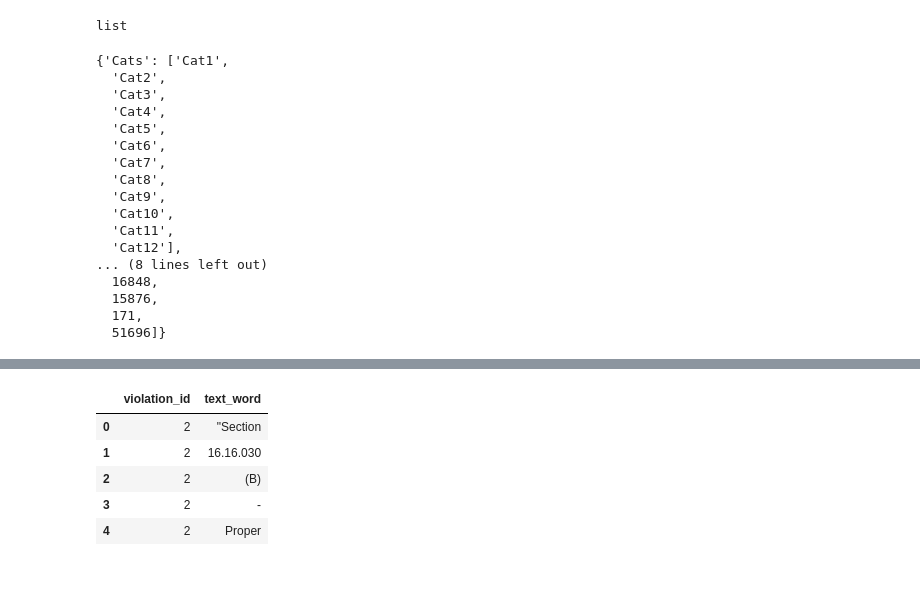
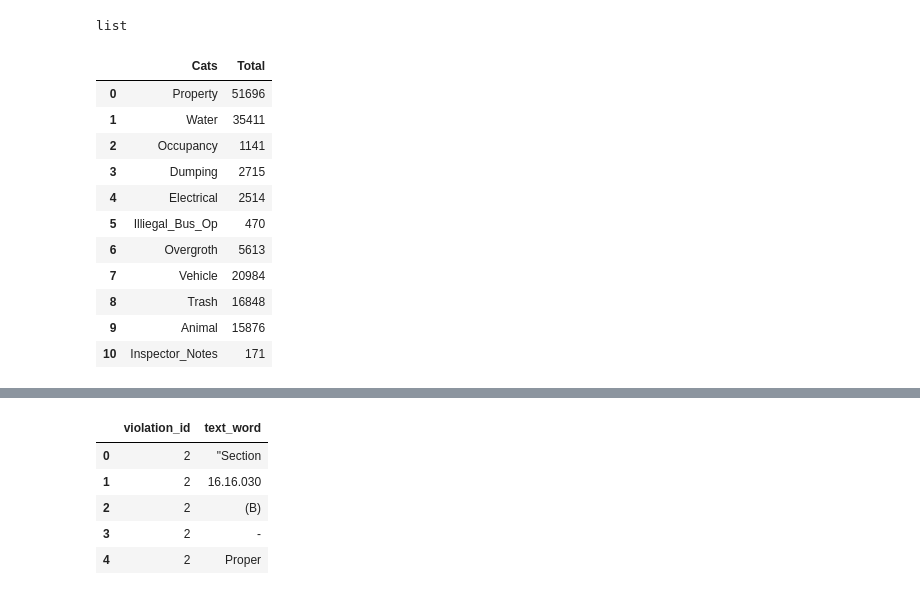
Before and after one commit to shrutijalewar/data-question-2-xtreme-united, a Jupyter notebook: Violation_Categories.ipynb, the cells around one changed output, grey strips where cells are left out. Cells and saved outputs as stored; diff of their text form; code cells hidden in the pictures.

```diff
--- a/Violation_Categories.ipynb
+++ b/Violation_Categories.ipynb
@@ -68,26 +67,21 @@ cats = {'Cats': ['Cat1', 'Cat2', 'Cat3', 'Cat4', 'Cat5', 'Cat6', 'Cat7', 'Cat8',
 categories = pd.DataFrame(data=cats)
 # %%
 categories
-type(categories)
-cats
+#type(categories)
+#cats
 # %% [output]
-{'Cats': ['Cat1',
-  'Cat2',
-  'Cat3',
-  'Cat4',
-  'Cat5',
-  'Cat6',
-  'Cat7',
-  'Cat8',
-  'Cat9',
-  'Cat10',
-  'Cat11',
-  'Cat12'],
-... (8 lines left out)
-  16848,
-  15876,
-  171,
-  51696]}
+|  | Cats | Total |
+| 0 | Property | 51696 |
+| 1 | Water | 35411 |
+| 2 | Occupancy | 1141 |
+| 3 | Dumping | 2715 |
+| 4 | Electrical | 2514 |
+| 5 | Illiegal_Bus_Op | 470 |
+| 6 | Overgroth | 5613 |
+| 7 | Vehicle | 20984 |
+| 8 | Trash | 16848 |
+| 9 | Animal | 15876 |
+| 10 | Inspector_Notes | 171 |
 # %%
 import seaborn as sns
 # %%
```
Also changed, not shown: parts of 4 cells of this notebook.
